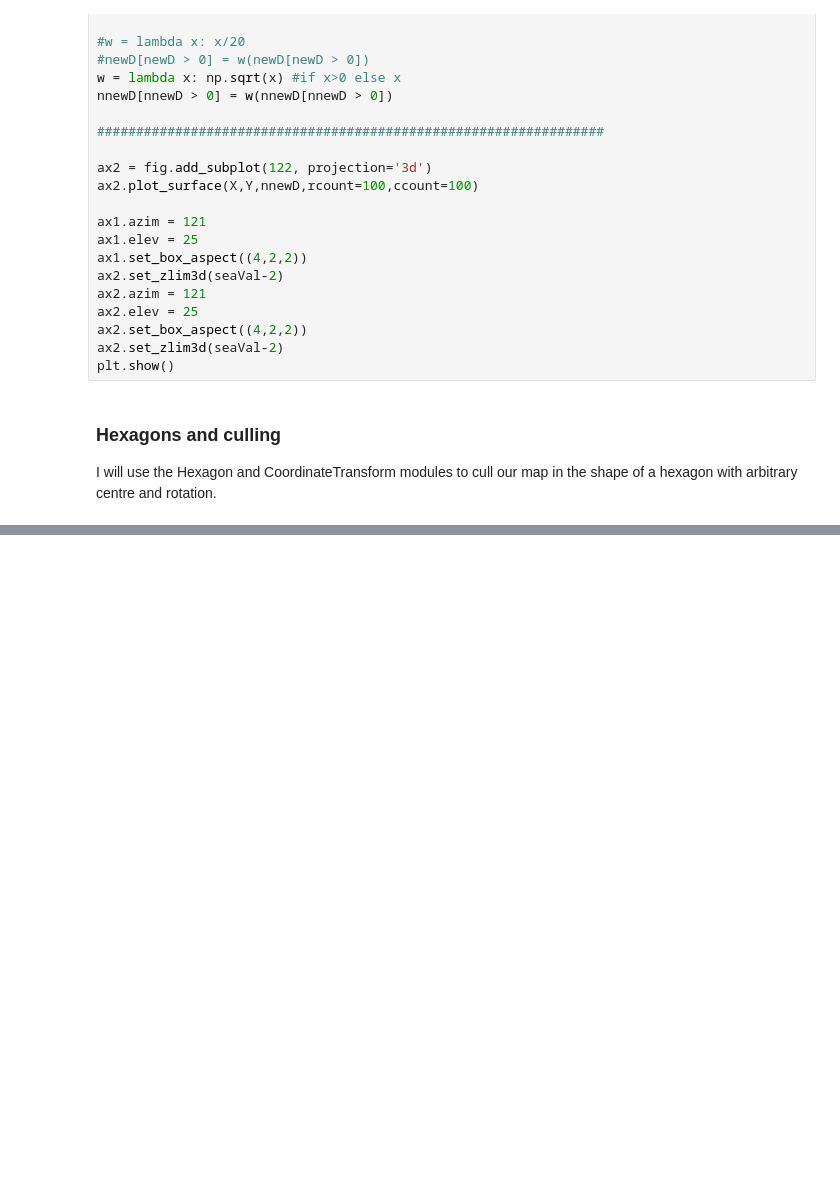
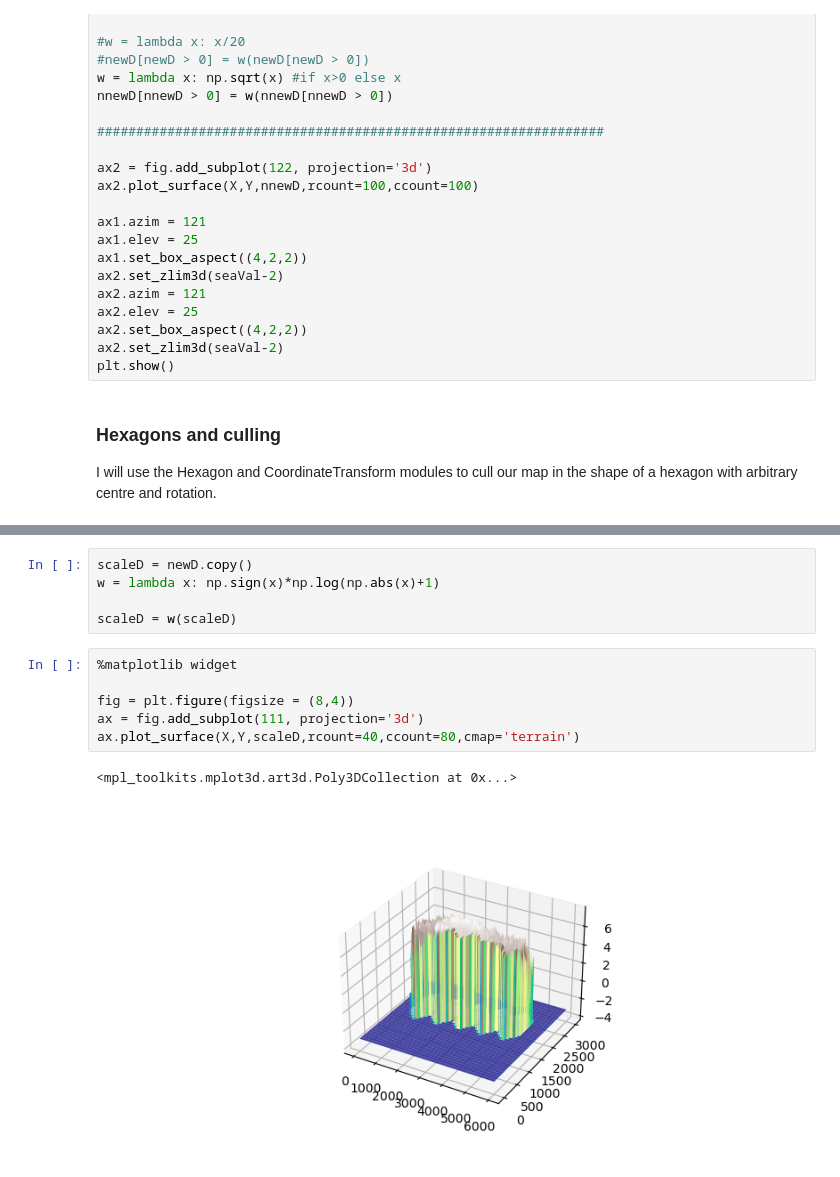
Before and after one commit to DAndrewA/TopographicalHexagons, a Jupyter notebook: main.ipynb, the cells around one changed output, grey strips where cells are left out. Drawn from its saved outputs; the diff is of its cells as text; blank space fills up the shorter version.

```diff
--- a/main.ipynb
+++ b/main.ipynb
@@ -146,0 +223,14 @@ newD created, size is (6000,3000)
+# %%
+scaleD = newD.copy()
+w = lambda x: np.sign(x)*np.log(np.abs(x)+1)
+
+scaleD = w(scaleD)
+# %%
+%matplotlib widget
+
+fig = plt.figure(figsize = (8,4))
+ax = fig.add_subplot(111, projection='3d')
+ax.plot_surface(X,Y,scaleD,rcount=40,ccount=80,cmap='terrain')
+# %% [output]
+<mpl_toolkits.mplot3d.art3d.Poly3DCollection at 0x...>
+[figure, added]
```
Also changed, not shown: parts of 4 cells of this notebook, 3 other files.
